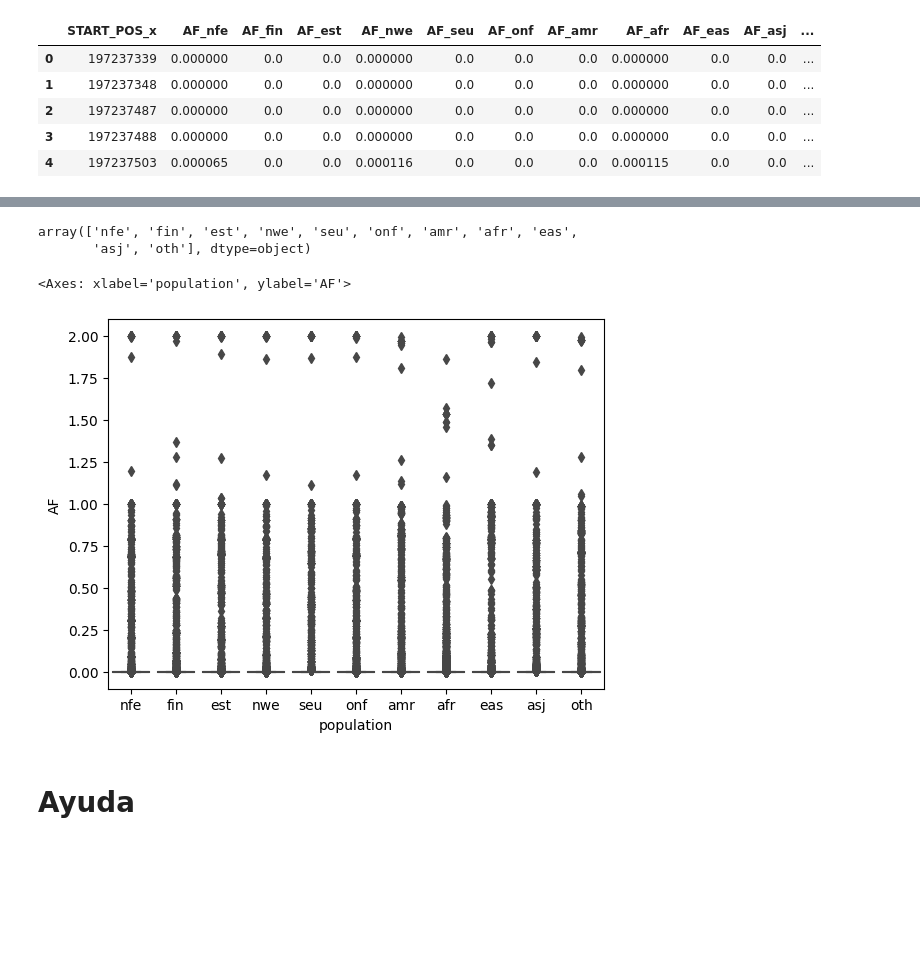
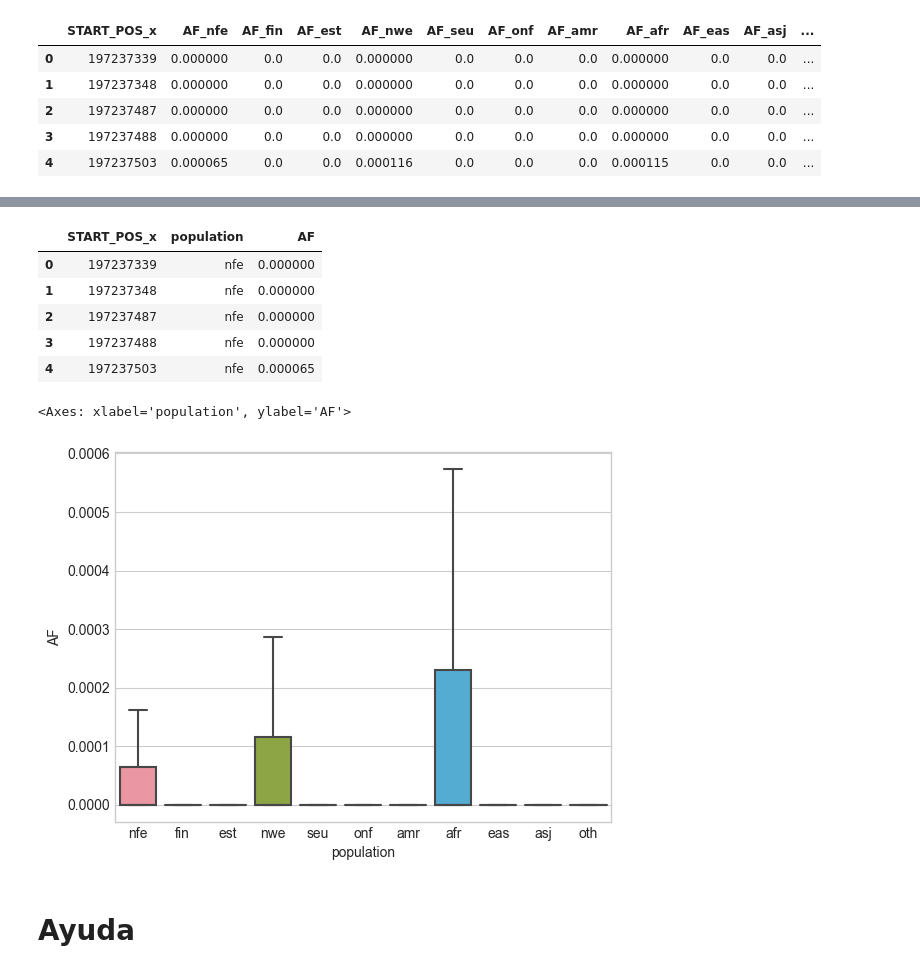
Before and after one commit to crodilla/Data_Analyst, a Jupyter notebook: gnomad_eda/src/gnomad.ipynb, the cells around one changed output, grey strips where cells are left out. Drawn from its saved outputs; the diff is of its cells as text; code cells hidden in the pictures; blank space fills up the shorter version.

```diff
--- a/gnomad_eda/src/gnomad.ipynb
+++ b/gnomad_eda/src/gnomad.ipynb
@@ -366,15 +413,19 @@ df_melted = pd.melt(populations_agg, id_vars=['START_POS_x'],
                     var_name='population',
                     value_name='AF')
 df_melted['population'] = df_melted['population'].str.replace('AF_', '')
-df_melted['population'].unique()
+df_melted.head()
 # %% [output]
-array(['nfe', 'fin', 'est', 'nwe', 'seu', 'onf', 'amr', 'afr', 'eas',
-       'asj', 'oth'], dtype=object)
+|  | START_POS_x | population | AF |
+| 0 | 197237339 | nfe | 0.000000 |
+| 1 | 197237348 | nfe | 0.000000 |
+| 2 | 197237487 | nfe | 0.000000 |
+| 3 | 197237488 | nfe | 0.000000 |
+| 4 | 197237503 | nfe | 0.000065 |
 # %%
-sns.boxplot(x="population", y="AF", data=df_melted)
+sns.boxplot(x="population", y="AF", data=df_melted, showfliers=False)
 # %% [output]
 <Axes: xlabel='population', ylabel='AF'>
-[figure, old version]
+[figure, new version]
 # %% [markdown]
 # Ayuda
 # %%
```
Also changed, not shown: parts of 23 cells of this notebook, 3 other files.
